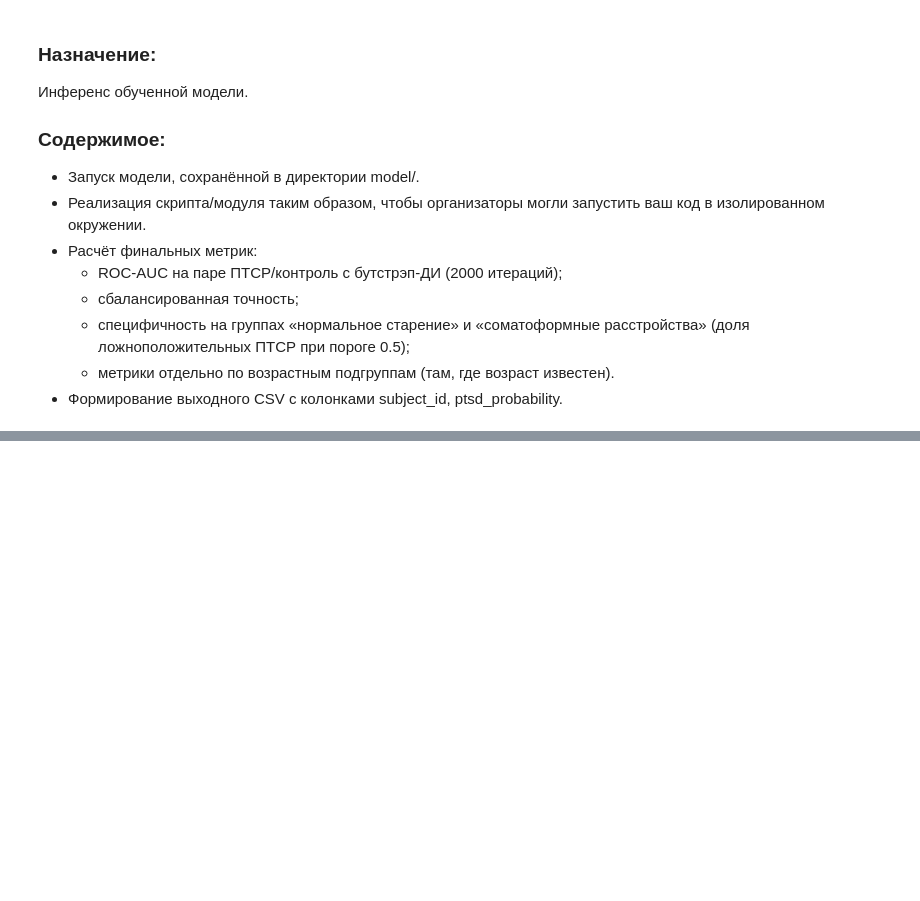
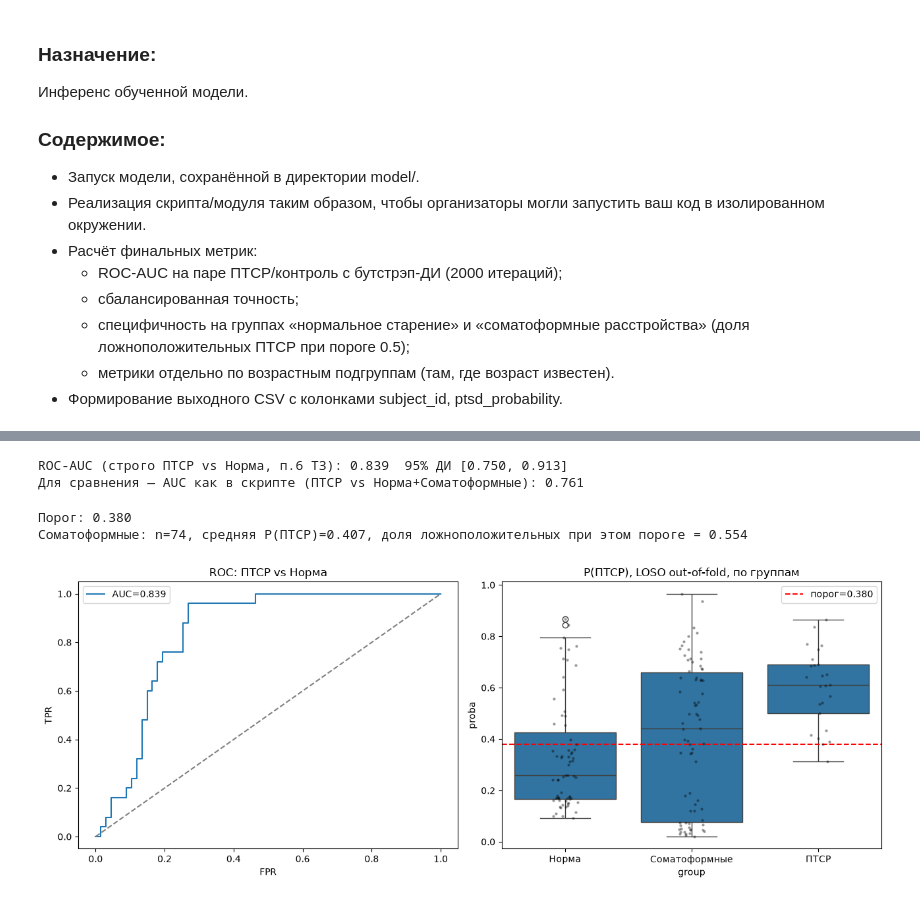
Before and after one commit to steministka/atacheskaya-panika, a Jupyter notebook: assets/3-model-inference.ipynb, the cells around one changed output, grey strips where cells are left out. Cells and saved outputs as stored; diff of their text form; code cells hidden in the pictures; blank space fills up the shorter version.

```diff
--- a/assets/3-model-inference.ipynb
+++ b/assets/3-model-inference.ipynb
@@ -14,0 +103,10 @@
+# %%
+# Загружаем сохранённый объект
+artifact = joblib.load(MODEL_PATH)
+
+model = artifact["model"]
+feature_names = artifact["feature_names"]
+threshold = artifact["threshold"]
+
+print("Используемый threshold:", threshold)
+print("Количество признаков:", len(feature_names))
@@ -14,0 +189,54 @@
+# %%
+mask_pair = np.isin(groups, [model.PTSD_GROUP, "Норма"])
+
+def bootstrap_auc(y_, s_, n=2000, seed=0):
+    y_, s_ = np.asarray(y_), np.asarray(s_)
+    pos, neg = np.flatnonzero(y_ == 1), np.flatnonzero(y_ == 0)
+    point = roc_auc_score(y_, s_)
+    rng = np.random.default_rng(seed)
+    bs = [roc_auc_score(y_[idx], s_[idx])
+          for idx in (np.concatenate([rng.choice(pos, len(pos)), rng.choice(neg, len(neg))])
+                      for _ in range(n))]
+    lo, hi = np.percentile(bs, [2.5, 97.5])
+    return point, lo, hi
+
+auc_pair, lo_pair, hi_pair = bootstrap_auc(y[mask_pair], proba[mask_pair])
+print(f"ROC-AUC (строго ПТСР vs Норма, п.6 ТЗ): {auc_pair:.3f}  95% ДИ [{lo_pair:.3f}, {hi_pair:.3f}]")
+print(f"Для сравнения — AUC как в скрипте (ПТСР vs Норма+Соматоформные): {auc_all:.3f}")
+# %% [output]
+ROC-AUC (строго ПТСР vs Норма, п.6 ТЗ): 0.839  95% ДИ [0.750, 0.913]
+Для сравнения — AUC как в скрипте (ПТСР vs Норма+Соматоформные): 0.761
+# %%
+thr = model.best_f1_threshold(y, proba)
+somato_mask = groups == "Соматоформные"
+
+somato_proba = proba[somato_mask]
+fpr_somato = (somato_proba >= thr).mean()
+print(f"Порог: {thr:.3f}")
+print(f"Соматоформные: n={somato_mask.sum()}, средняя P(ПТСР)={somato_proba.mean():.3f}, "
+      f"доля ложноположительных при этом пороге = {fpr_somato:.3f}")
+# %% [output]
+Порог: 0.380
+Соматоформные: n=74, средняя P(ПТСР)=0.407, доля ложноположительных при этом пороге = 0.554
+# %%
+fig, axes = plt.subplots(1, 2, figsize=(13, 5))
+
+fpr_curve, tpr_curve, _ = roc_curve(y[mask_pair], proba[mask_pair])
+axes[0].plot(fpr_curve, tpr_curve, label=f"AUC={auc_pair:.3f}")
+axes[0].plot([0, 1], [0, 1], "--", color="gray")
+axes[0].set_xlabel("FPR"); axes[0].set_ylabel("TPR")
+axes[0].set_title("ROC: ПТСР vs Норма")
+axes[0].legend()
+
+plot_df = pd.DataFrame({"group": groups, "proba": proba})
+sns.boxplot(data=plot_df, x="group", y="proba",
+            order=["Норма", "Соматоформные", "ПТСР"], ax=axes[1])
+sns.stripplot(data=plot_df, x="group", y="proba",
+              order=["Норма", "Соматоформные", "ПТСР"], color="black", alpha=0.4, size=3, ax=axes[1])
+axes[1].axhline(thr, color="red", ls="--", label=f"порог={thr:.3f}")
+axes[1].set_title("P(ПТСР), LOSO out-of-fold, по группам")
+axes[1].legend()
+plt.tight_layout()
+plt.show()
+# %% [output]
+[figure, added]
```
Also changed, not shown: parts of 13 cells of this notebook, 2 other files.
